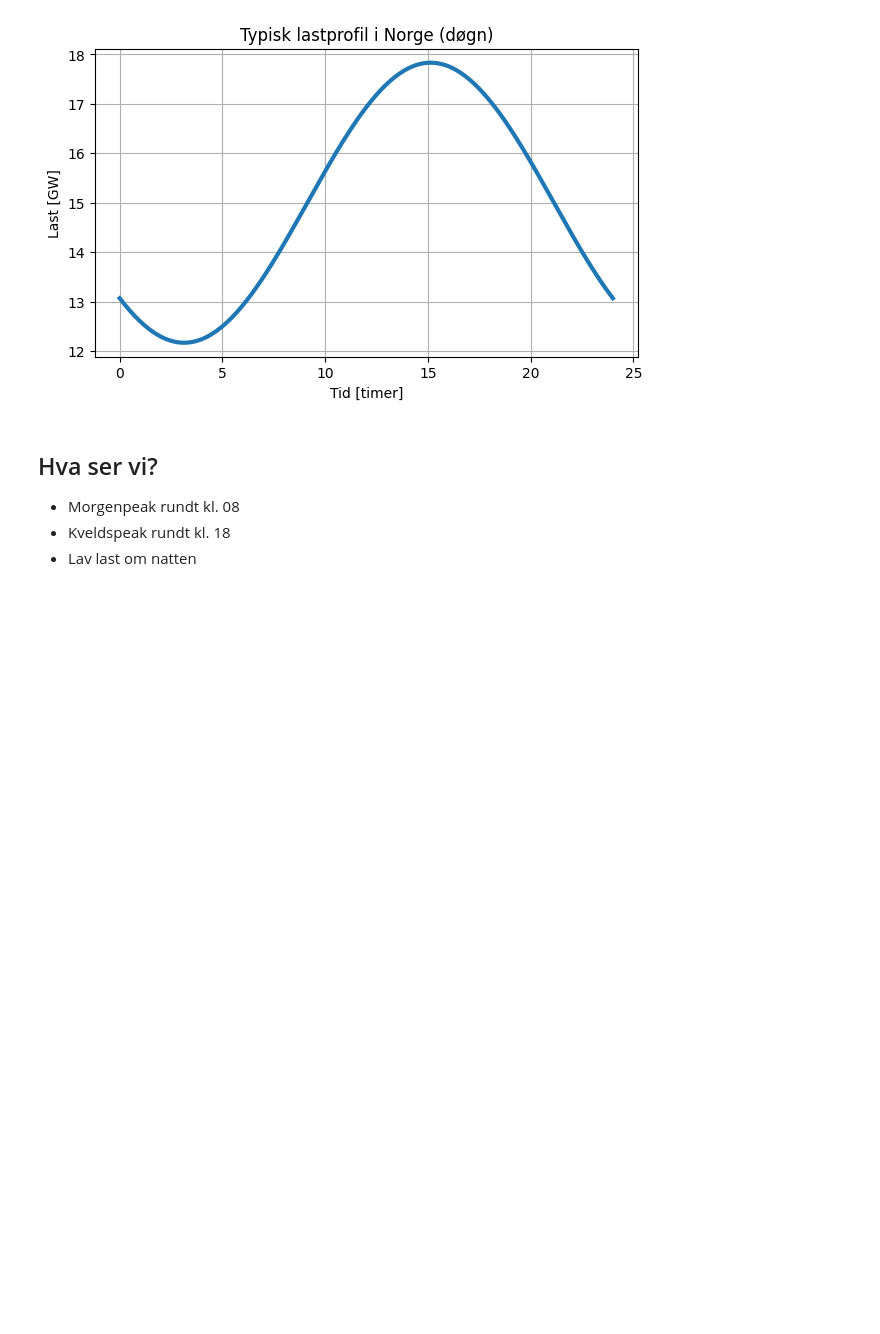
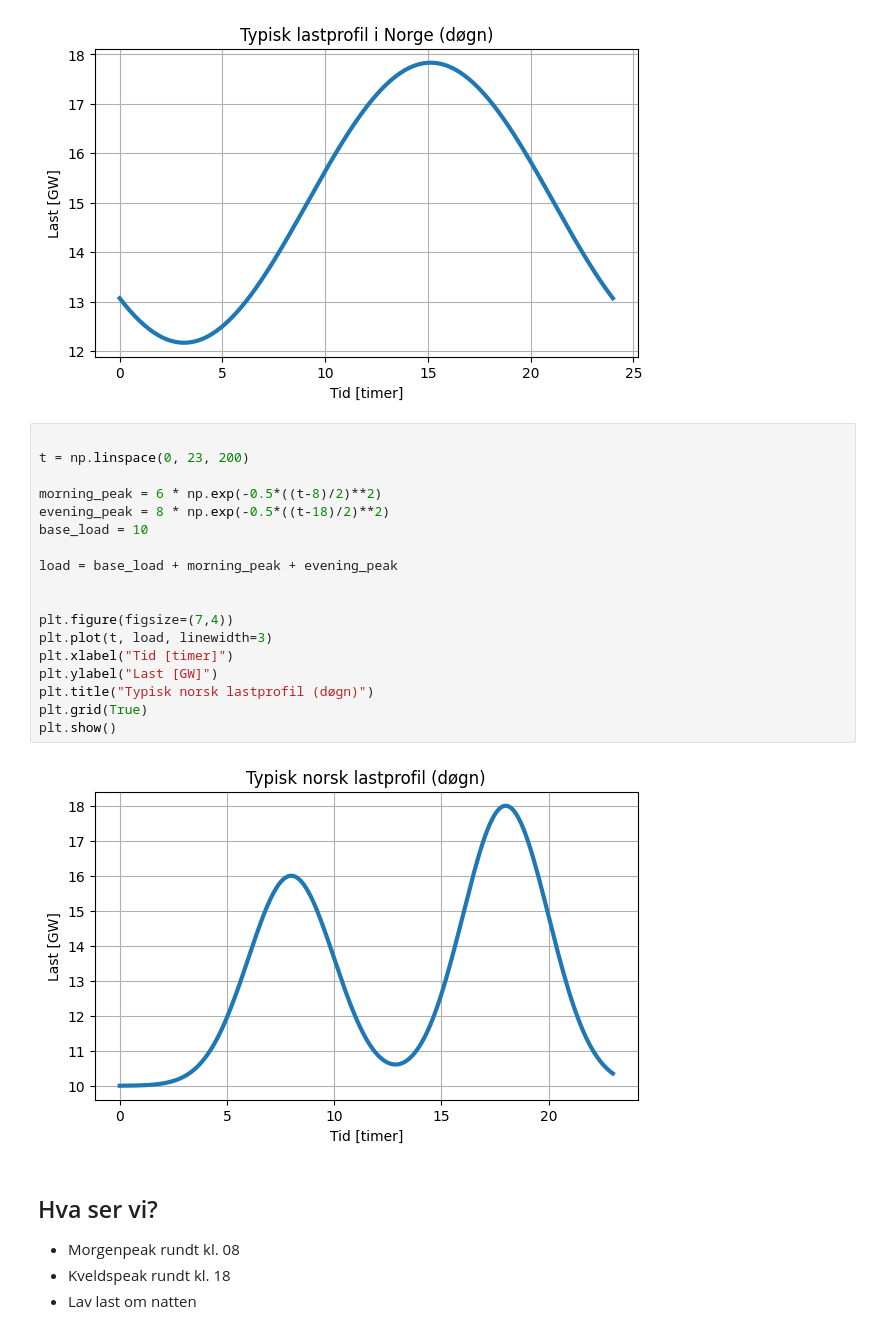
Before and after one commit to NilsJakob/dynamiske_kraftnett-book, a Jupyter notebook: 02_tallgrunnlag/norske_data_slides.ipynb, the cells around one changed output. Cells and saved outputs as stored; diff of their text form; blank space fills up the shorter version.

Commit message:
Added another base load model

```diff
--- a/02_tallgrunnlag/norske_data_slides.ipynb
+++ b/02_tallgrunnlag/norske_data_slides.ipynb
@@ -30,6 +30,26 @@ plt.grid(True)
 plt.show()
 # %% [output]
 [figure]
+# %%
+
+t = np.linspace(0, 23, 200)
+
+morning_peak = 6 * np.exp(-0.5*((t-8)/2)**2)
+evening_peak = 8 * np.exp(-0.5*((t-18)/2)**2)
+base_load = 10
+
+load = base_load + morning_peak + evening_peak
+
+
+plt.figure(figsize=(7,4))
+plt.plot(t, load, linewidth=3)
+plt.xlabel("Tid [timer]")
+plt.ylabel("Last [GW]")
+plt.title("Typisk norsk lastprofil (døgn)")
+plt.grid(True)
+plt.show()
+# %% [output]
+[figure, added]
 # %% [markdown]
 ## Hva ser vi?
 
```
Also changed, not shown: parts of 2 cells of this notebook, 1 other file.
